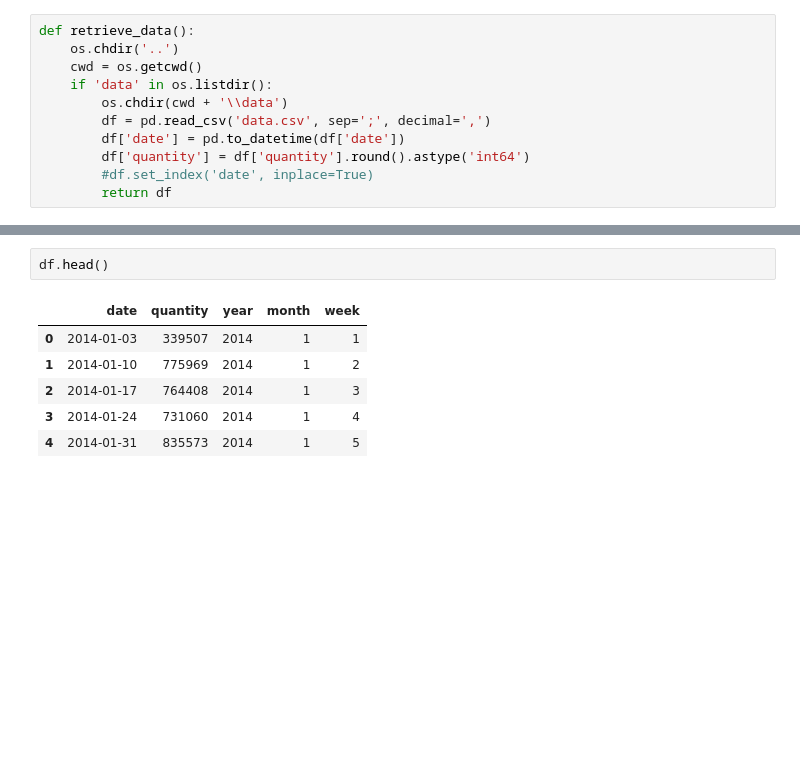
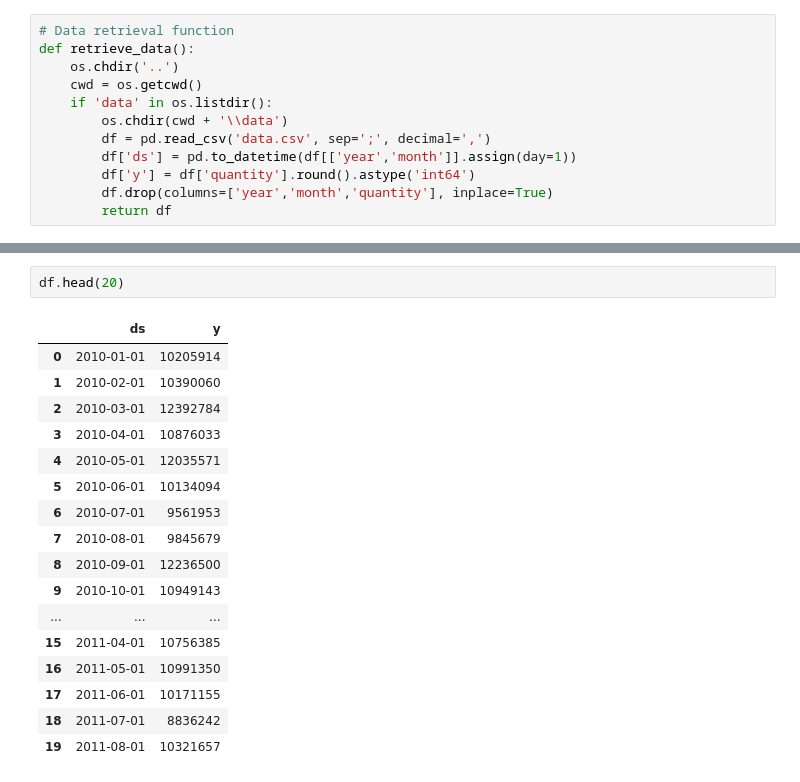
Before and after one commit to MikasSim/final_project, a Jupyter notebook: nb_eda/eda.ipynb, the cells around one changed output, grey strips where cells are left out. Cells and saved outputs as stored; diff of their text form; blank space fills up the shorter version.

Commit message:
Update eda.ipynb
Refactored the code to produce a Dataframe for fitting into a Facebook Prophet forecast model

```diff
--- a/nb_eda/eda.ipynb
+++ b/nb_eda/eda.ipynb
@@ -27,13 +28,14 @@ pd.set_option("display.max_rows", None)
 # %%
+# Data retrieval function
 def retrieve_data():
     os.chdir('..')
     cwd = os.getcwd()
     if 'data' in os.listdir():
         os.chdir(cwd + '\\data')
         df = pd.read_csv('data.csv', sep=';', decimal=',')
-        df['date'] = pd.to_datetime(df['date'])
-        df['quantity'] = df['quantity'].round().astype('int64')
-        #df.set_index('date', inplace=True)
+        df['ds'] = pd.to_datetime(df[['year','month']].assign(day=1))
+        df['y'] = df['quantity'].round().astype('int64')
+        df.drop(columns=['year','month','quantity'], inplace=True)
         return df
 # %% [output]
 [interactive output not drawn]
@@ -60,10 +47,21 @@ week = tdf.groupby(['year','month','week'], as_index=False).sum()[['year','month
 # %%
-df.head()
+df.head(20)
 # %% [output]
-|  | date | quantity | year | month | week |
-| 0 | 2014-01-03 | 339507 | 2014 | 1 | 1 |
-| 1 | 2014-01-10 | 775969 | 2014 | 1 | 2 |
-| 2 | 2014-01-17 | 764408 | 2014 | 1 | 3 |
-| 3 | 2014-01-24 | 731060 | 2014 | 1 | 4 |
-| 4 | 2014-01-31 | 835573 | 2014 | 1 | 5 |
+|  | ds | y |
+| 0 | 2010-01-01 | 10205914 |
+| 1 | 2010-02-01 | 10390060 |
+| 2 | 2010-03-01 | 12392784 |
+| 3 | 2010-04-01 | 10876033 |
+| 4 | 2010-05-01 | 12035571 |
+| 5 | 2010-06-01 | 10134094 |
+| 6 | 2010-07-01 | 9561953 |
+| 7 | 2010-08-01 | 9845679 |
+| 8 | 2010-09-01 | 12236500 |
+| 9 | 2010-10-01 | 10949143 |
+| ... | ... | ... |
+| 15 | 2011-04-01 | 10756385 |
+| 16 | 2011-05-01 | 10991350 |
+| 17 | 2011-06-01 | 10171155 |
+| 18 | 2011-07-01 | 8836242 |
+| 19 | 2011-08-01 | 10321657 |
 [interactive output not drawn]
```
Also changed, not shown: parts of 11 cells of this notebook.
